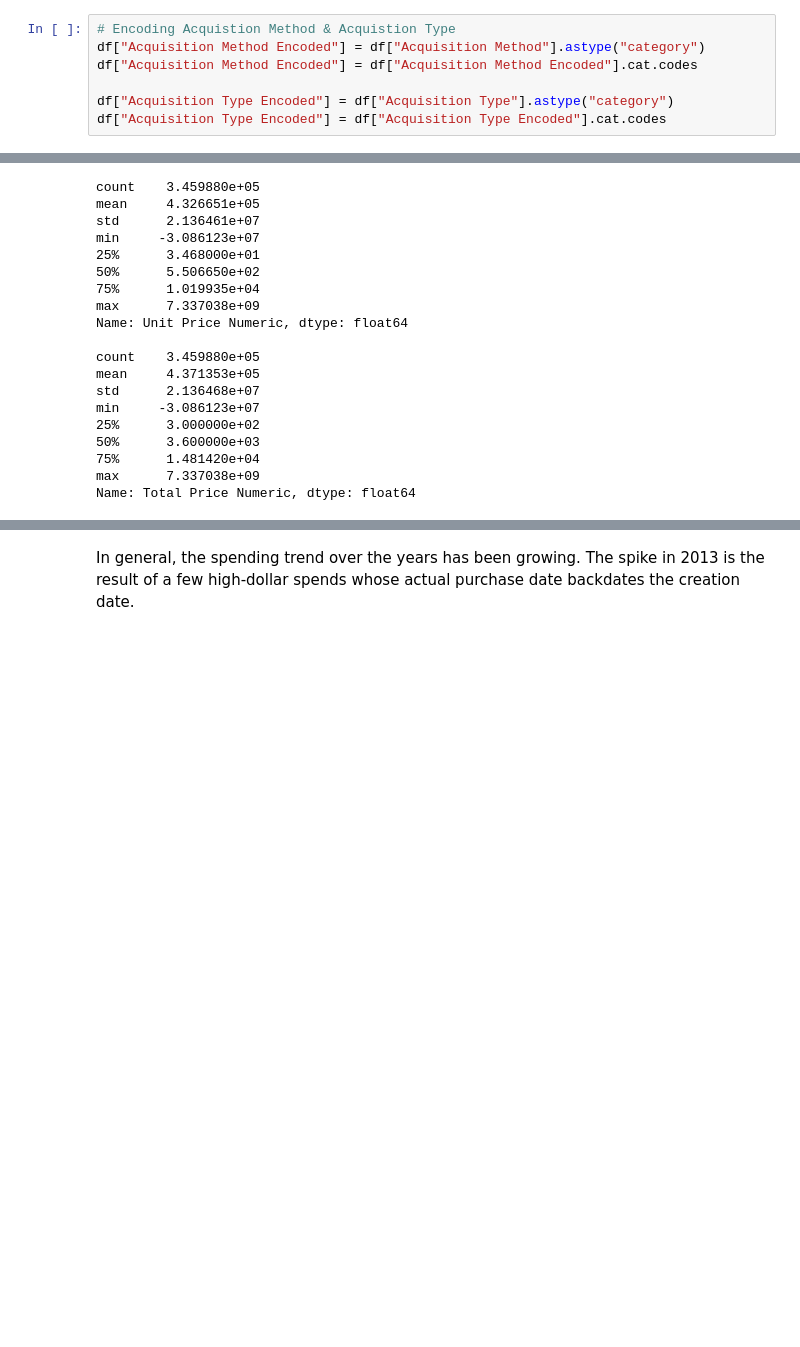
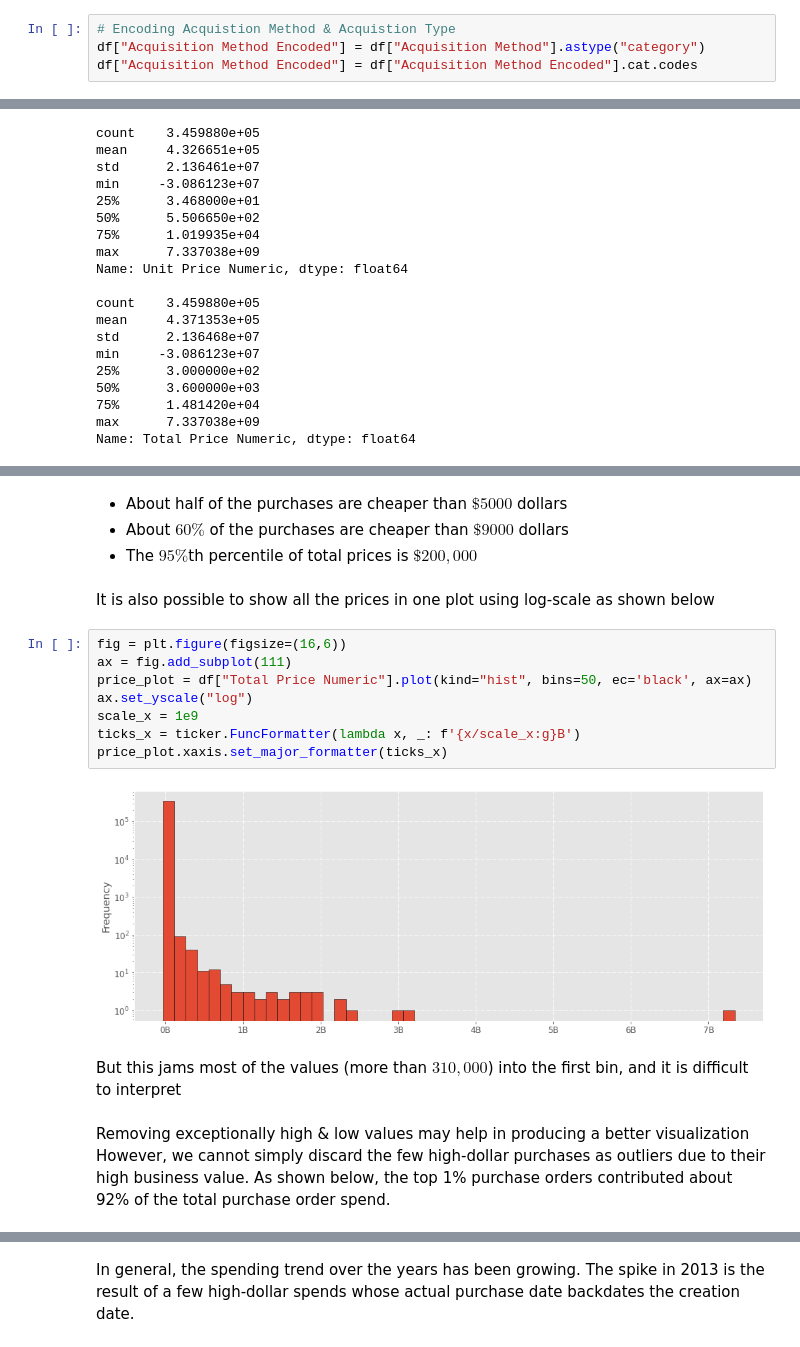
Before and after one commit to mEyob/ds-challenge, a Jupyter notebook: analysis.ipynb, the cells around one changed output, grey strips where cells are left out. Drawn from its saved outputs; the diff is of its cells as text; blank space fills up the shorter version.

```diff
--- a/analysis.ipynb
+++ b/analysis.ipynb
@@ -163,7 +182,4 @@ However, the plot looks busy and is hard to read. Encoding the acquisition metho
 # Encoding Acquistion Method & Acquistion Type
 df["Acquisition Method Encoded"] = df["Acquisition Method"].astype("category")
 df["Acquisition Method Encoded"] = df["Acquisition Method Encoded"].cat.codes
-
-df["Acquisition Type Encoded"] = df["Acquisition Type"].astype("category")
-df["Acquisition Type Encoded"] = df["Acquisition Type Encoded"].cat.codes
 # %%
@@ -432,0 +387,21 @@ ax.legend();
+# %% [markdown]
+- About half of the purchases are cheaper than $\$5000$ dollars
+- About $60\%$ of the purchases are cheaper than $\$9000$ dollars
+- The $95\%$th percentile of total prices is $\$200,000$
+# %% [markdown]
+It is also possible to show all the prices in one plot using log-scale as shown below
+# %%
+fig = plt.figure(figsize=(16,6))
+ax = fig.add_subplot(111)
+price_plot = df["Total Price Numeric"].plot(kind="hist", bins=50, ec='black', ax=ax)
+ax.set_yscale("log")
+scale_x = 1e9
+ticks_x = ticker.FuncFormatter(lambda x, _: f'{x/scale_x:g}B')
+price_plot.xaxis.set_major_formatter(ticks_x)
+# %% [output]
+[figure, added]
+# %% [markdown]
+But this jams most of the values (more than $310,000$) into the first bin, and it is difficult to interpret
+# %% [markdown]
+Removing exceptionally high & low values may help in producing a better visualization
+However, we cannot simply discard the few high-dollar purchases as outliers due to their high business value. As shown below, the top 1% purchase orders contributed about 92% of the total purchase order spend.
```
Also changed, not shown: parts of 102 cells of this notebook.
